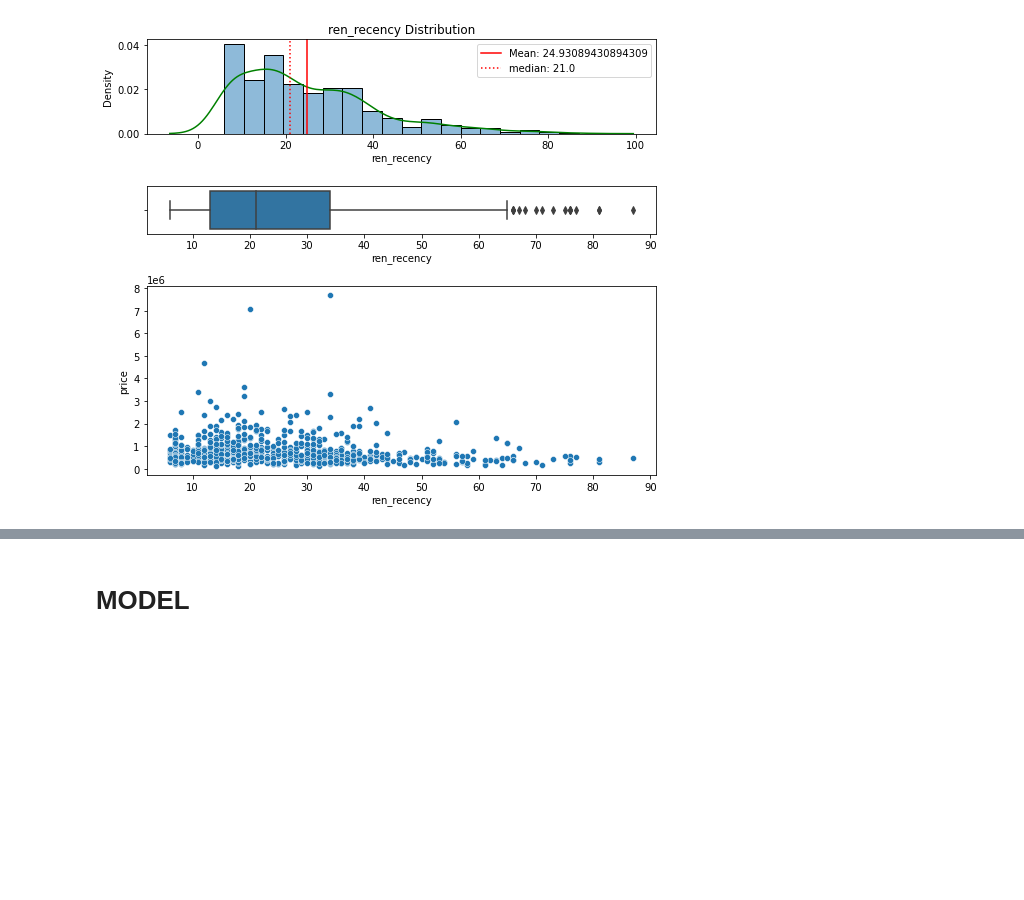
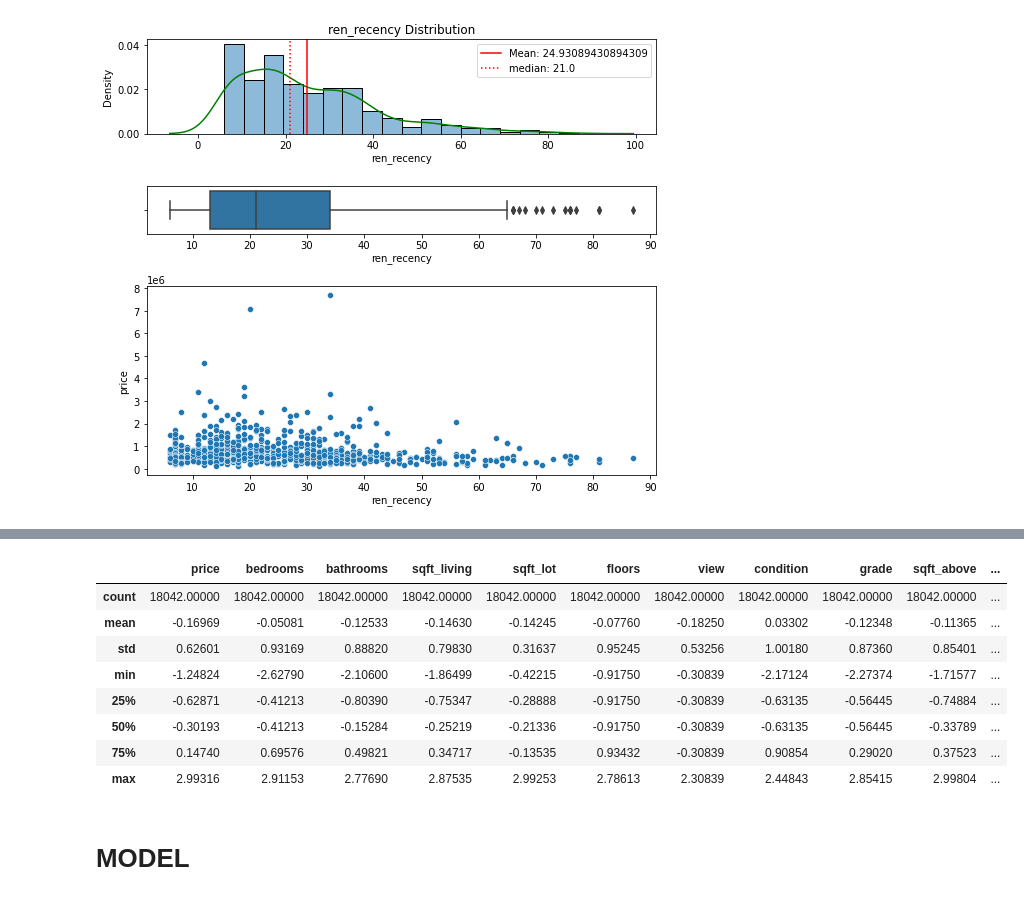
Before and after one commit to kuninethan95/dsc-phase-2-project, a Jupyter notebook: index_OSEMN_plus_mvp.ipynb, the cells around one changed output, grey strips where cells are left out. Drawn from its saved outputs; the diff is of its cells as text; code cells hidden in the pictures; blank space fills up the shorter version.

```diff
--- a/index_OSEMN_plus_mvp.ipynb
+++ b/index_OSEMN_plus_mvp.ipynb
@@ -1006,0 +1073,17 @@ Name: sqft_basement, dtype: int64
+# %%
+# Create Df that excludes outliers as z-score>3 or zscore<3
+
+cols=df_model.columns
+for col in cols:
+    df_model = df_model.loc[df_model[col].abs()<=3]
+df_model.describe()
+# %% [output]
+|  | price | bedrooms | bathrooms | sqft_living | sqft_lot | floors | view | condition | grade | sqft_above | ... |
+| count | 18042.00000 | 18042.00000 | 18042.00000 | 18042.00000 | 18042.00000 | 18042.00000 | 18042.00000 | 18042.00000 | 18042.00000 | 18042.00000 | ... |
+| mean | -0.16969 | -0.05081 | -0.12533 | -0.14630 | -0.14245 | -0.07760 | -0.18250 | 0.03302 | -0.12348 | -0.11365 | ... |
+| std | 0.62601 | 0.93169 | 0.88820 | 0.79830 | 0.31637 | 0.95245 | 0.53256 | 1.00180 | 0.87360 | 0.85401 | ... |
+| min | -1.24824 | -2.62790 | -2.10600 | -1.86499 | -0.42215 | -0.91750 | -0.30839 | -2.17124 | -2.27374 | -1.71577 | ... |
+| 25% | -0.62871 | -0.41213 | -0.80390 | -0.75347 | -0.28888 | -0.91750 | -0.30839 | -0.63135 | -0.56445 | -0.74884 | ... |
+| 50% | -0.30193 | -0.41213 | -0.15284 | -0.25219 | -0.21336 | -0.91750 | -0.30839 | -0.63135 | -0.56445 | -0.33789 | ... |
+| 75% | 0.14740 | 0.69576 | 0.49821 | 0.34717 | -0.13535 | 0.93432 | -0.30839 | 0.90854 | 0.29020 | 0.37523 | ... |
+| max | 2.99316 | 2.91153 | 2.77690 | 2.87535 | 2.99253 | 2.78613 | 2.30839 | 2.44843 | 2.85415 | 2.99804 | ... |
```
Also changed, not shown: parts of 18 cells of this notebook.
